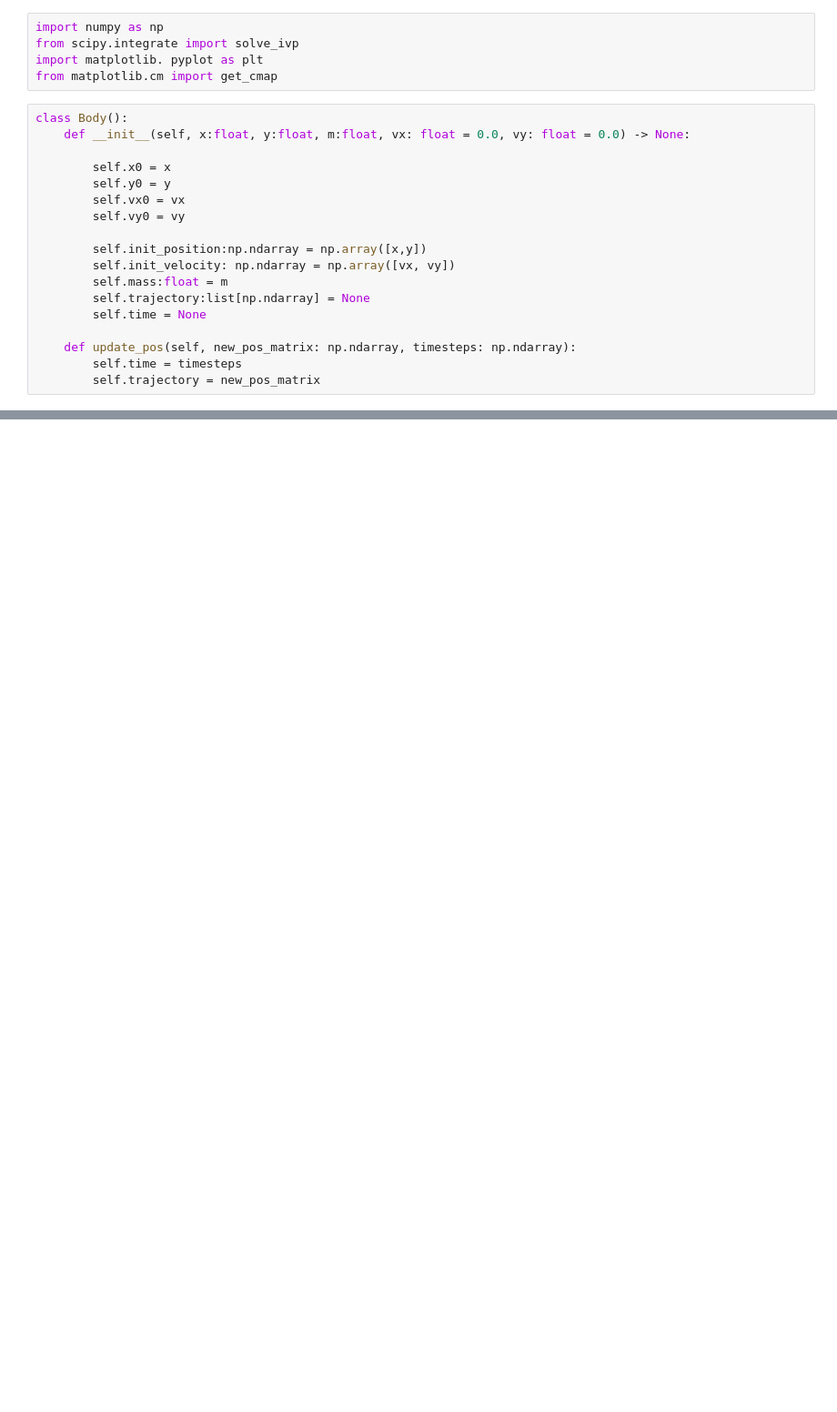
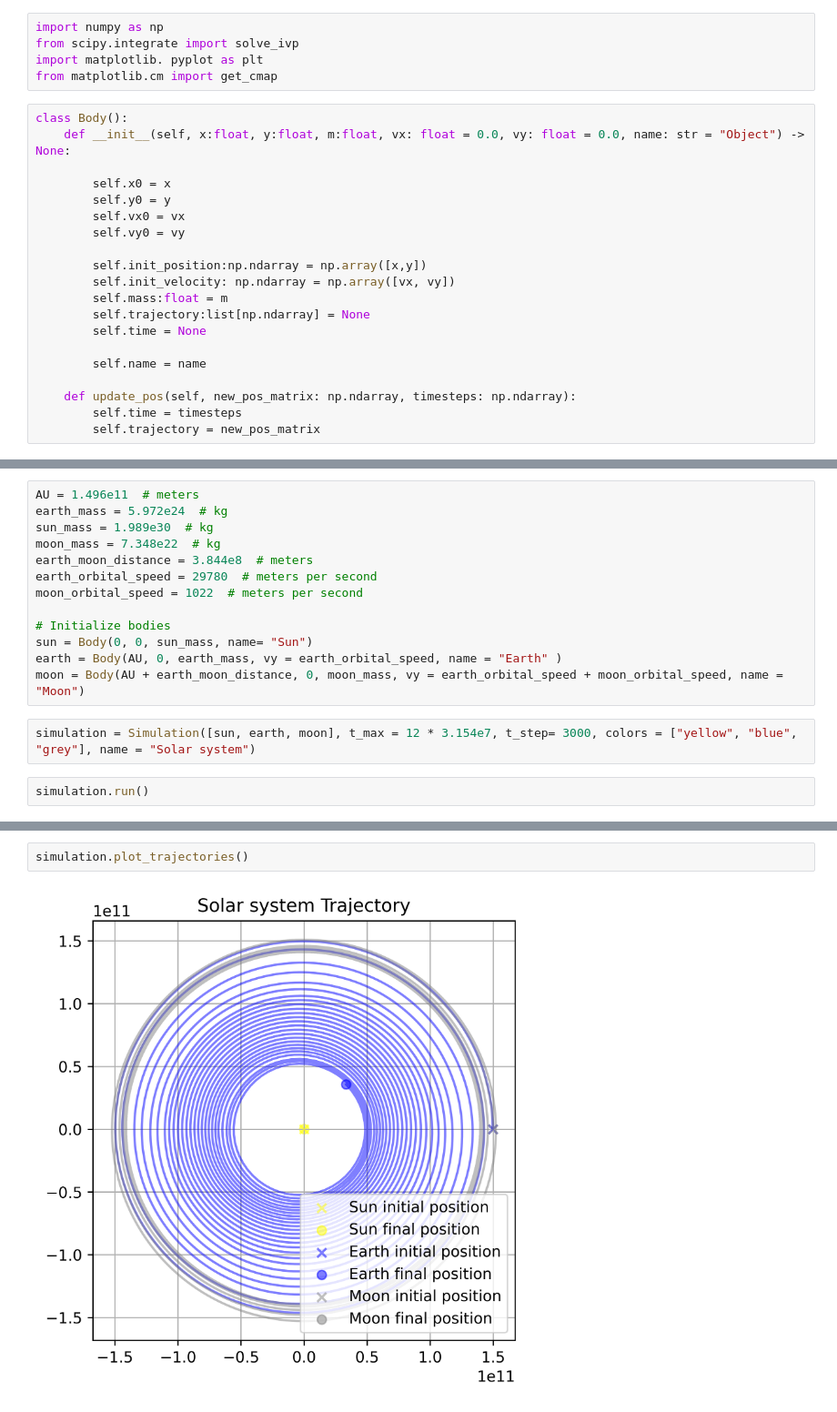
Before and after one commit to alessandropranzo/2d_3_body_problem, a Jupyter notebook: andrea.ipynb, the cells around one changed output, grey strips where cells are left out. Shown at 91% size. Drawn from its saved outputs; the diff is of its cells as text; blank space fills up the shorter version.

```diff
--- a/andrea.ipynb
+++ b/andrea.ipynb
@@ -5,7 +5,7 @@ import matplotlib. pyplot as plt
 from matplotlib.cm import get_cmap
 # %%
 class Body():
-    def __init__(self, x:float, y:float, m:float, vx: float = 0.0, vy: float = 0.0) -> None:
+    def __init__(self, x:float, y:float, m:float, vx: float = 0.0, vy: float = 0.0, name: str = "Object") -> None:
 
         self.x0 = x
         self.y0 = y
@@ -18,6 +18,8 @@ class Body():
         self.trajectory:list[np.ndarray] = None
         self.time = None
 
+        self.name = name
+
     def update_pos(self, new_pos_matrix: np.ndarray, timesteps: np.ndarray):
         self.time = timesteps
         self.trajectory = new_pos_matrix
@@ -93,0 +105,17 @@ class Simulation():
+# %%
+AU = 1.496e11  # meters
+earth_mass = 5.972e24  # kg
+sun_mass = 1.989e30  # kg
+moon_mass = 7.348e22  # kg
+earth_moon_distance = 3.844e8  # meters
+earth_orbital_speed = 29780  # meters per second
+moon_orbital_speed = 1022  # meters per second
+
+# Initialize bodies
+sun = Body(0, 0, sun_mass, name= "Sun")
+earth = Body(AU, 0, earth_mass, vy = earth_orbital_speed, name = "Earth" )
+moon = Body(AU + earth_moon_distance, 0, moon_mass, vy = earth_orbital_speed + moon_orbital_speed, name = "Moon")
+# %%
+simulation = Simulation([sun, earth, moon], t_max = 12 * 3.154e7, t_step= 3000, colors = ["yellow", "blue", "grey"], name = "Solar system")
+# %%
+simulation.run()
@@ -93,0 +138,4 @@ class Simulation():
+# %%
+simulation.plot_trajectories()
+# %% [output]
+[figure, added]
```
Also changed, not shown: parts of 2 cells of this notebook.
